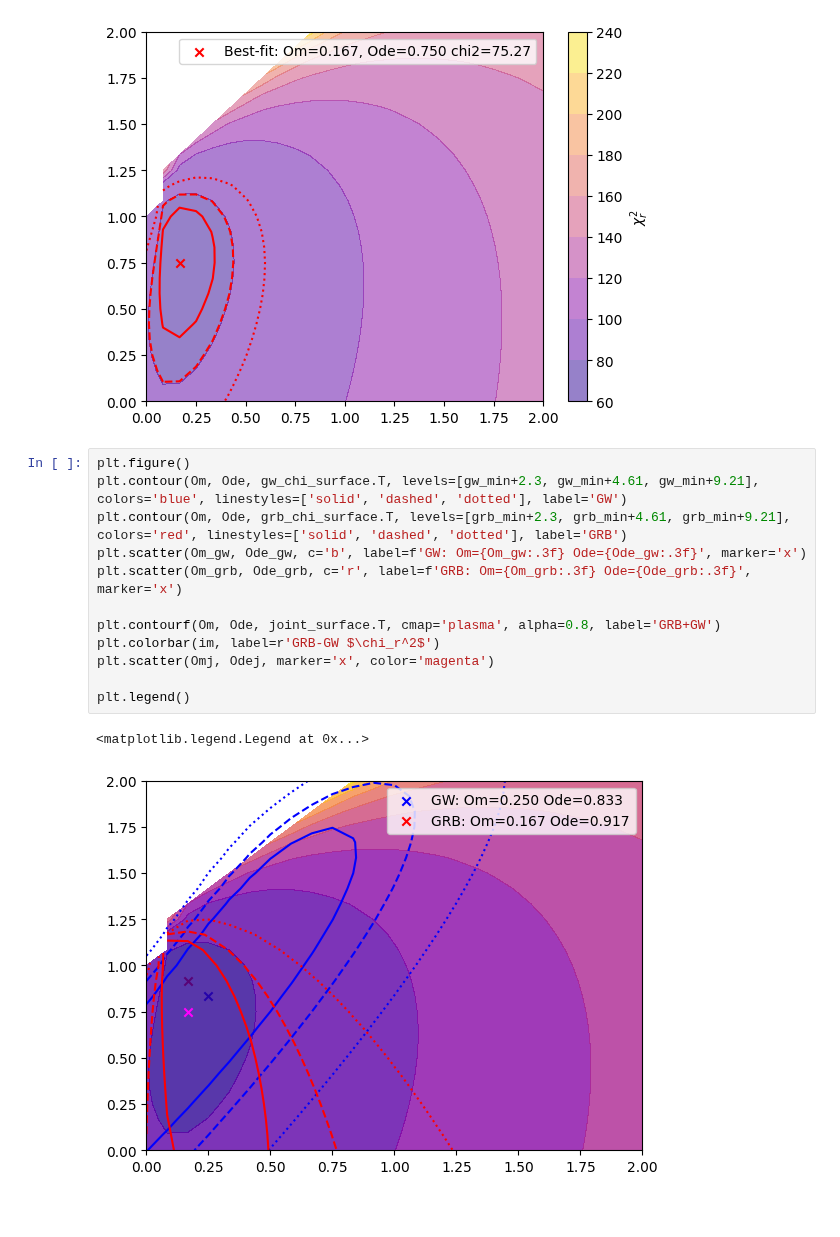
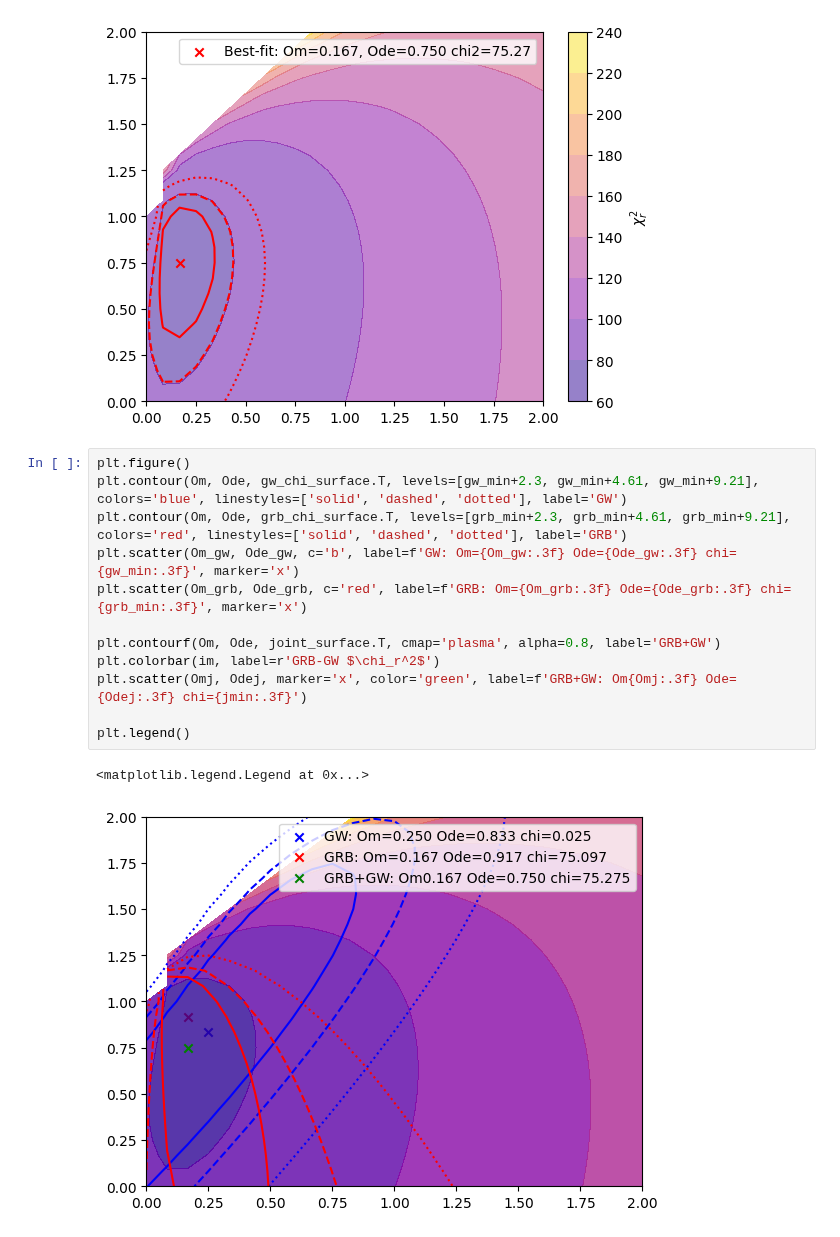
Before and after one commit to joanalnu/OAB-INAF, a Jupyter notebook: joint-constraints.ipynb, the cells around one changed output. Drawn from its saved outputs; the diff is of its cells as text.

Commit message:
added min chi to labels

```diff
--- a/joint-constraints.ipynb
+++ b/joint-constraints.ipynb
@@ -57,15 +57,15 @@ plt.legend()
 # %%
 plt.figure()
 plt.contour(Om, Ode, gw_chi_surface.T, levels=[gw_min+2.3, gw_min+4.61, gw_min+9.21], colors='blue', linestyles=['solid', 'dashed', 'dotted'], label='GW')
 plt.contour(Om, Ode, grb_chi_surface.T, levels=[grb_min+2.3, grb_min+4.61, grb_min+9.21], colors='red', linestyles=['solid', 'dashed', 'dotted'], label='GRB')
-plt.scatter(Om_gw, Ode_gw, c='b', label=f'GW: Om={Om_gw:.3f} Ode={Ode_gw:.3f}', marker='x')
-plt.scatter(Om_grb, Ode_grb, c='r', label=f'GRB: Om={Om_grb:.3f} Ode={Ode_grb:.3f}', marker='x')
+plt.scatter(Om_gw, Ode_gw, c='b', label=f'GW: Om={Om_gw:.3f} Ode={Ode_gw:.3f} chi={gw_min:.3f}', marker='x')
+plt.scatter(Om_grb, Ode_grb, c='red', label=f'GRB: Om={Om_grb:.3f} Ode={Ode_grb:.3f} chi={grb_min:.3f}', marker='x')
 
 plt.contourf(Om, Ode, joint_surface.T, cmap='plasma', alpha=0.8, label='GRB+GW')
 plt.colorbar(im, label=r'GRB-GW $\chi_r^2$')
-plt.scatter(Omj, Odej, marker='x', color='magenta')
+plt.scatter(Omj, Odej, marker='x', color='green', label=f'GRB+GW: Om{Omj:.3f} Ode={Odej:.3f} chi={jmin:.3f}')
 
 plt.legend()
 # %% [output]
 <matplotlib.legend.Legend at 0x...>
-[figure, old version]
+[figure, new version]
```
